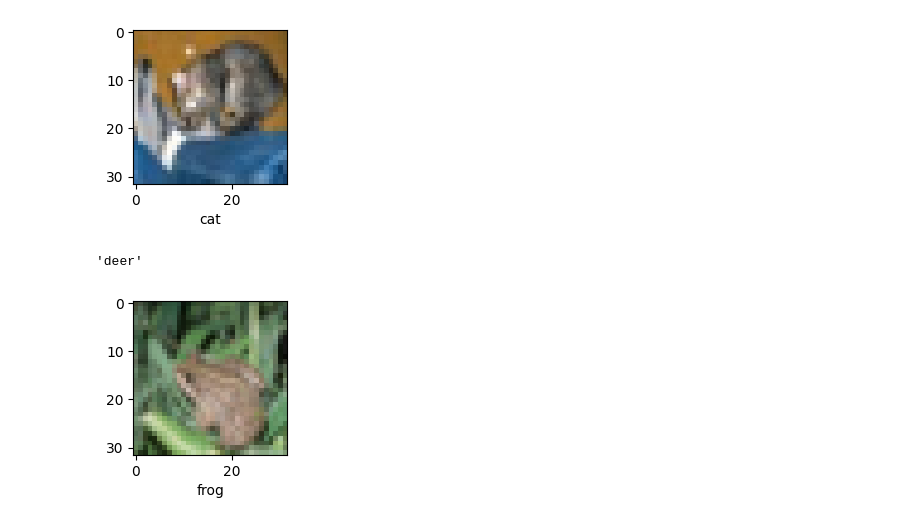
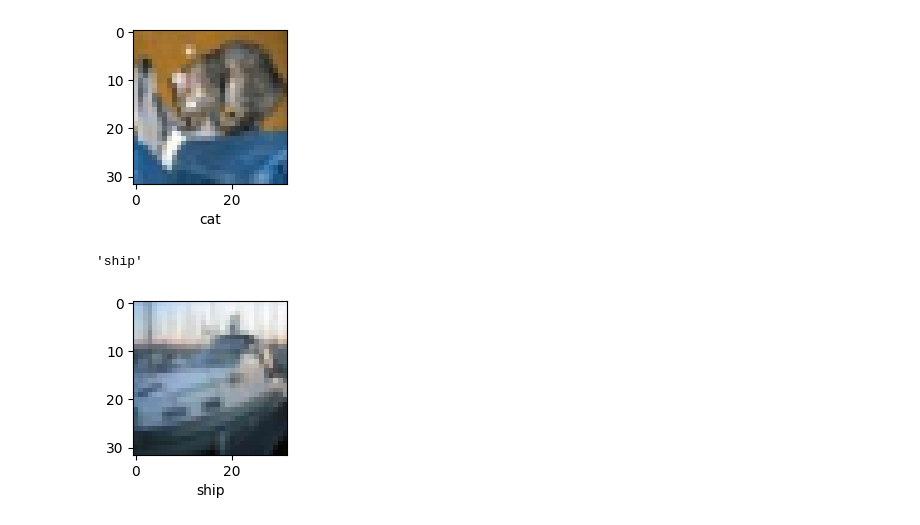
Before and after one commit to Alekhyahari2205/Image-Classification-ANN-CNN, a Jupyter notebook: ImageClassfication_CNN.ipynb, the cells around one changed output. Cells and saved outputs as stored; diff of their text form; code cells hidden in the pictures.

```diff
--- a/ImageClassfication_CNN.ipynb
+++ b/ImageClassfication_CNN.ipynb
@@ -180,8 +180,8 @@ classes[y_classes[0]]   #its correct, the image predicted is cat !
 'cat'
 [figure]
 # %%
-plot_sample(X_test, y_test,4)
-classes[y_classes[4]] #the image provided is frog and the model predicted it to be frog
+plot_sample(X_test, y_test,2)
+classes[y_classes[2]] #the image provided is frog and the model predicted it to be frog
 # %% [output]
-'deer'
+'ship'
-[figure, old version]
+[figure, new version]
```
